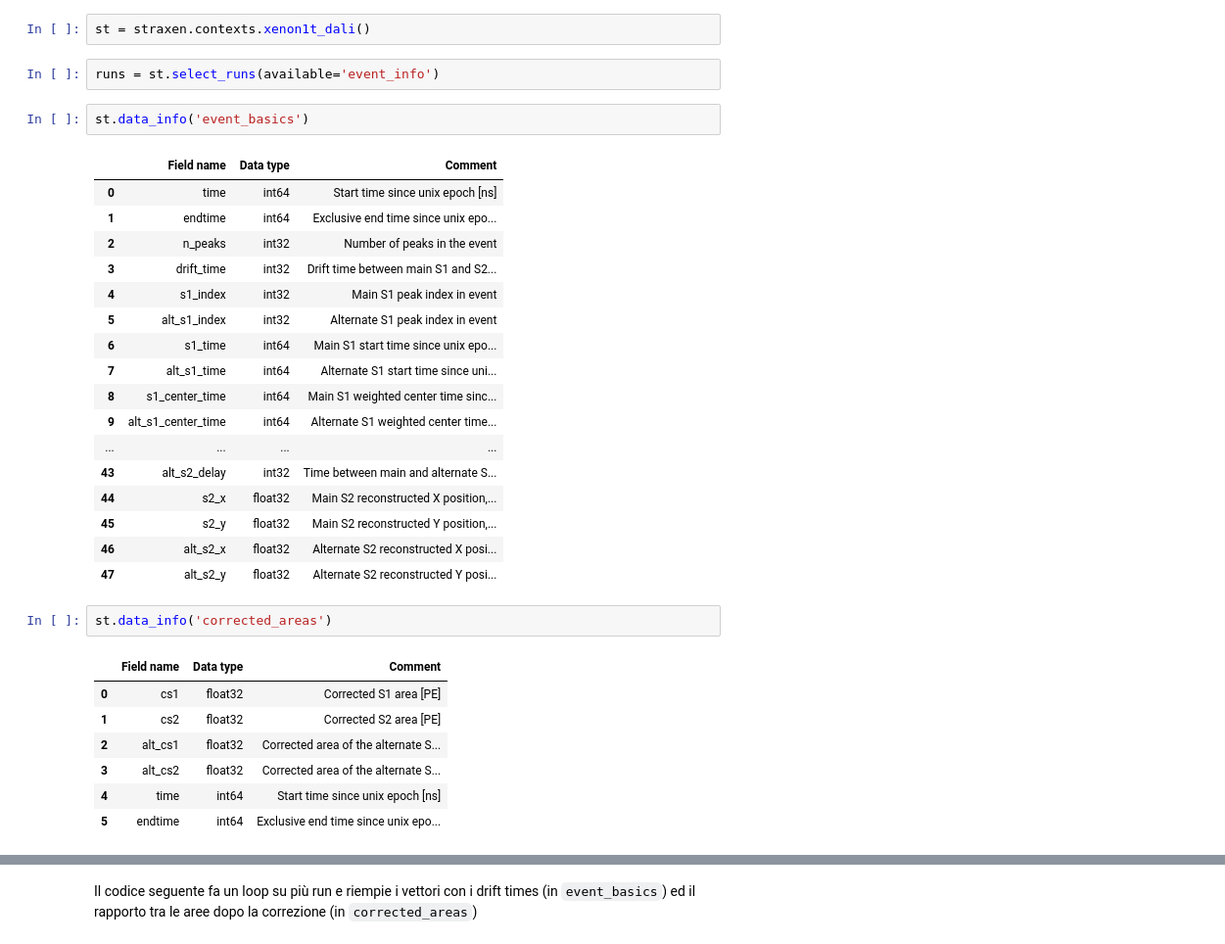
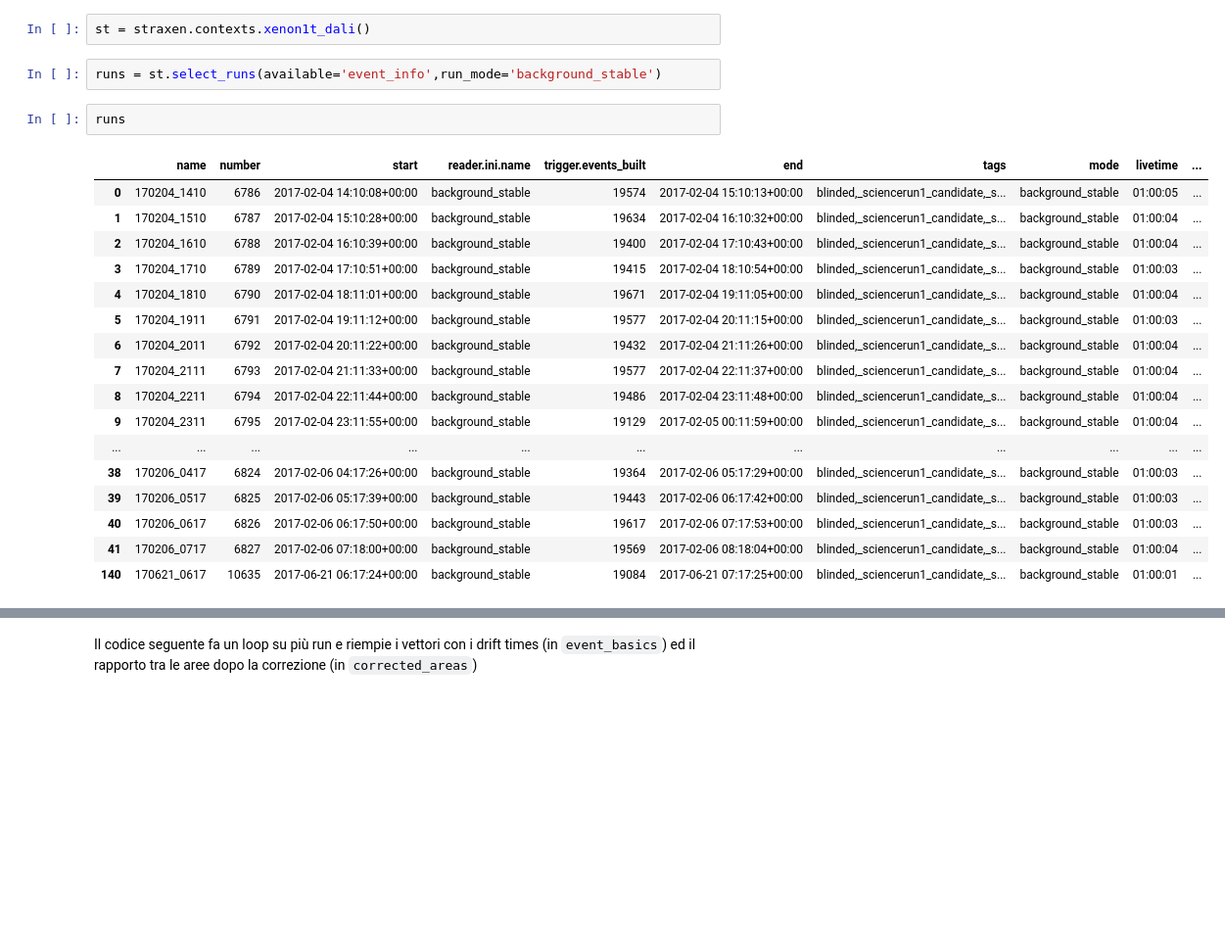
Before and after one commit to valerioda/xenon-note, a Jupyter notebook: drift_diffusion/drift_diffusion.ipynb, the cells around one changed output, grey strips where cells are left out. Shown at 98% size. Saved outputs shown, nothing was run; the diff lists cells and outputs as text; blank space fills up the shorter version.

```diff
--- a/drift_diffusion/drift_diffusion.ipynb
+++ b/drift_diffusion/drift_diffusion.ipynb
@@ -22,37 +22,27 @@ import pandas as pd
 # %%
 st = straxen.contexts.xenon1t_dali()
 # %%
-runs = st.select_runs(available='event_info')
+runs = st.select_runs(available='event_info',run_mode='background_stable')
-# %%
-st.data_info('event_basics')
-# %% [output]
-|  | Field name | Data type | Comment |
-| 0 | time | int64 | Start time since unix epoch [ns] |
-| 1 | endtime | int64 | Exclusive end time since unix epo... |
-| 2 | n_peaks | int32 | Number of peaks in the event |
-| 3 | drift_time | int32 | Drift time between main S1 and S2... |
-| 4 | s1_index | int32 | Main S1 peak index in event |
-| 5 | alt_s1_index | int32 | Alternate S1 peak index in event |
-| 6 | s1_time | int64 | Main S1 start time since unix epo... |
-| 7 | alt_s1_time | int64 | Alternate S1 start time since uni... |
-| 8 | s1_center_time | int64 | Main S1 weighted center time sinc... |
-| 9 | alt_s1_center_time | int64 | Alternate S1 weighted center time... |
-| ... | ... | ... | ... |
-| 43 | alt_s2_delay | int32 | Time between main and alternate S... |
-| 44 | s2_x | float32 | Main S2 reconstructed X position,... |
-| 45 | s2_y | float32 | Main S2 reconstructed Y position,... |
-| 46 | alt_s2_x | float32 | Alternate S2 reconstructed X posi... |
-| 47 | alt_s2_y | float32 | Alternate S2 reconstructed Y posi... |
-# %%
-st.data_info('corrected_areas')
-# %% [output]
-|  | Field name | Data type | Comment |
-| 0 | cs1 | float32 | Corrected S1 area [PE] |
-| 1 | cs2 | float32 | Corrected S2 area [PE] |
-| 2 | alt_cs1 | float32 | Corrected area of the alternate S... |
-| 3 | alt_cs2 | float32 | Corrected area of the alternate S... |
-| 4 | time | int64 | Start time since unix epoch [ns] |
-| 5 | endtime | int64 | Exclusive end time since unix epo... |
+# %%
+runs
+# %% [output]
+|  | name | number | start | reader.ini.name | trigger.events_built | end | tags | mode | livetime | ... |
+| 0 | 170204_1410 | 6786 | 2017-02-04 14:10:08+00:00 | background_stable | 19574 | 2017-02-04 15:10:13+00:00 | blinded,_sciencerun1_candidate,_s... | background_stable | 01:00:05 | ... |
+| 1 | 170204_1510 | 6787 | 2017-02-04 15:10:28+00:00 | background_stable | 19634 | 2017-02-04 16:10:32+00:00 | blinded,_sciencerun1_candidate,_s... | background_stable | 01:00:04 | ... |
+| 2 | 170204_1610 | 6788 | 2017-02-04 16:10:39+00:00 | background_stable | 19400 | 2017-02-04 17:10:43+00:00 | blinded,_sciencerun1_candidate,_s... | background_stable | 01:00:04 | ... |
+| 3 | 170204_1710 | 6789 | 2017-02-04 17:10:51+00:00 | background_stable | 19415 | 2017-02-04 18:10:54+00:00 | blinded,_sciencerun1_candidate,_s... | background_stable | 01:00:03 | ... |
+| 4 | 170204_1810 | 6790 | 2017-02-04 18:11:01+00:00 | background_stable | 19671 | 2017-02-04 19:11:05+00:00 | blinded,_sciencerun1_candidate,_s... | background_stable | 01:00:04 | ... |
+| 5 | 170204_1911 | 6791 | 2017-02-04 19:11:12+00:00 | background_stable | 19577 | 2017-02-04 20:11:15+00:00 | blinded,_sciencerun1_candidate,_s... | background_stable | 01:00:03 | ... |
+| 6 | 170204_2011 | 6792 | 2017-02-04 20:11:22+00:00 | background_stable | 19432 | 2017-02-04 21:11:26+00:00 | blinded,_sciencerun1_candidate,_s... | background_stable | 01:00:04 | ... |
+| 7 | 170204_2111 | 6793 | 2017-02-04 21:11:33+00:00 | background_stable | 19577 | 2017-02-04 22:11:37+00:00 | blinded,_sciencerun1_candidate,_s... | background_stable | 01:00:04 | ... |
+| 8 | 170204_2211 | 6794 | 2017-02-04 22:11:44+00:00 | background_stable | 19486 | 2017-02-04 23:11:48+00:00 | blinded,_sciencerun1_candidate,_s... | background_stable | 01:00:04 | ... |
+| 9 | 170204_2311 | 6795 | 2017-02-04 23:11:55+00:00 | background_stable | 19129 | 2017-02-05 00:11:59+00:00 | blinded,_sciencerun1_candidate,_s... | background_stable | 01:00:04 | ... |
+| ... | ... | ... | ... | ... | ... | ... | ... | ... | ... | ... |
+| 38 | 170206_0417 | 6824 | 2017-02-06 04:17:26+00:00 | background_stable | 19364 | 2017-02-06 05:17:29+00:00 | blinded,_sciencerun1_candidate,_s... | background_stable | 01:00:03 | ... |
+| 39 | 170206_0517 | 6825 | 2017-02-06 05:17:39+00:00 | background_stable | 19443 | 2017-02-06 06:17:42+00:00 | blinded,_sciencerun1_candidate,_s... | background_stable | 01:00:03 | ... |
+| 40 | 170206_0617 | 6826 | 2017-02-06 06:17:50+00:00 | background_stable | 19617 | 2017-02-06 07:17:53+00:00 | blinded,_sciencerun1_candidate,_s... | background_stable | 01:00:03 | ... |
+| 41 | 170206_0717 | 6827 | 2017-02-06 07:18:00+00:00 | background_stable | 19569 | 2017-02-06 08:18:04+00:00 | blinded,_sciencerun1_candidate,_s... | background_stable | 01:00:04 | ... |
+| 140 | 170621_0617 | 10635 | 2017-06-21 06:17:24+00:00 | background_stable | 19084 | 2017-06-21 07:17:25+00:00 | blinded,_sciencerun1_candidate,_s... | background_stable | 01:00:01 | ... |
 # %%
 print('Number of runs:', len(runs))
 # %% [output]
```
Also changed, not shown: parts of 4 cells of this notebook, 8 other files.
